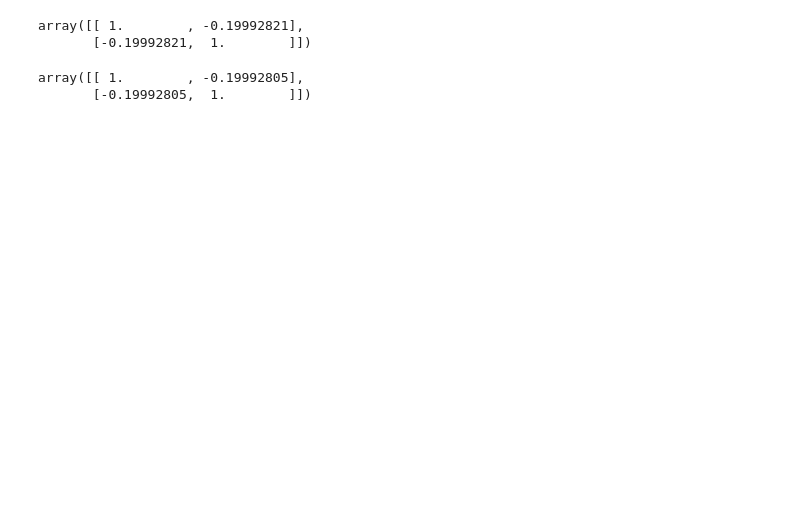
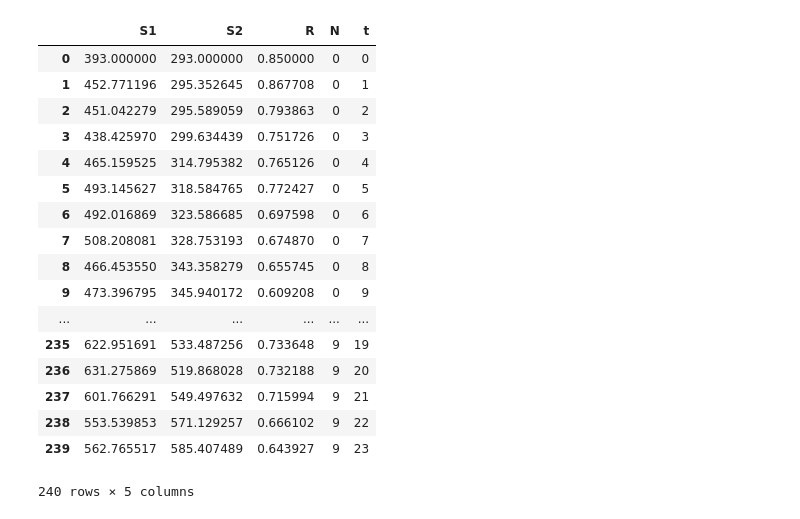
Before and after one commit to jeffamaxey/SandBox, a Jupyter notebook: Notebooks/plotcsv.ipynb, the cells around one changed output. Cells and saved outputs as stored; diff of their text form; code cells hidden in the pictures; blank space fills up the shorter version.

Commit message:
Add szenarios.csv

```diff
--- a/Notebooks/plotcsv.ipynb
+++ b/Notebooks/plotcsv.ipynb
@@ -11,5 +2,0 @@ y = rho*z1 + np.sqrt(1-rho**2)*z2
-# %%
-np.corrcoef(x, y)
-# %% [output]
-array([[ 1.        , -0.19992821],
-       [-0.19992821,  1.        ]])
@@ -18,5 +3,21 @@ logx = np.log(x)
-# %%
-np.corrcoef(logx, y)
-# %% [output]
-array([[ 1.        , -0.19992805],
-       [-0.19992805,  1.        ]])
+# %%
+pd.read_csv('../Data/szenarios.csv')
+# %% [output]
+|  | S1 | S2 | R | N | t |
+| 0 | 393.000000 | 293.000000 | 0.850000 | 0 | 0 |
+| 1 | 452.771196 | 295.352645 | 0.867708 | 0 | 1 |
+| 2 | 451.042279 | 295.589059 | 0.793863 | 0 | 2 |
+| 3 | 438.425970 | 299.634439 | 0.751726 | 0 | 3 |
+| 4 | 465.159525 | 314.795382 | 0.765126 | 0 | 4 |
+| 5 | 493.145627 | 318.584765 | 0.772427 | 0 | 5 |
+| 6 | 492.016869 | 323.586685 | 0.697598 | 0 | 6 |
+| 7 | 508.208081 | 328.753193 | 0.674870 | 0 | 7 |
+| 8 | 466.453550 | 343.358279 | 0.655745 | 0 | 8 |
+| 9 | 473.396795 | 345.940172 | 0.609208 | 0 | 9 |
+| ... | ... | ... | ... | ... | ... |
+| 235 | 622.951691 | 533.487256 | 0.733648 | 9 | 19 |
+| 236 | 631.275869 | 519.868028 | 0.732188 | 9 | 20 |
+| 237 | 601.766291 | 549.497632 | 0.715994 | 9 | 21 |
+| 238 | 553.539853 | 571.129257 | 0.666102 | 9 | 22 |
+| 239 | 562.765517 | 585.407489 | 0.643927 | 9 | 23 |
+240 rows × 5 columns
```
Also changed, not shown: parts of 6 cells of this notebook, 2 other files.
